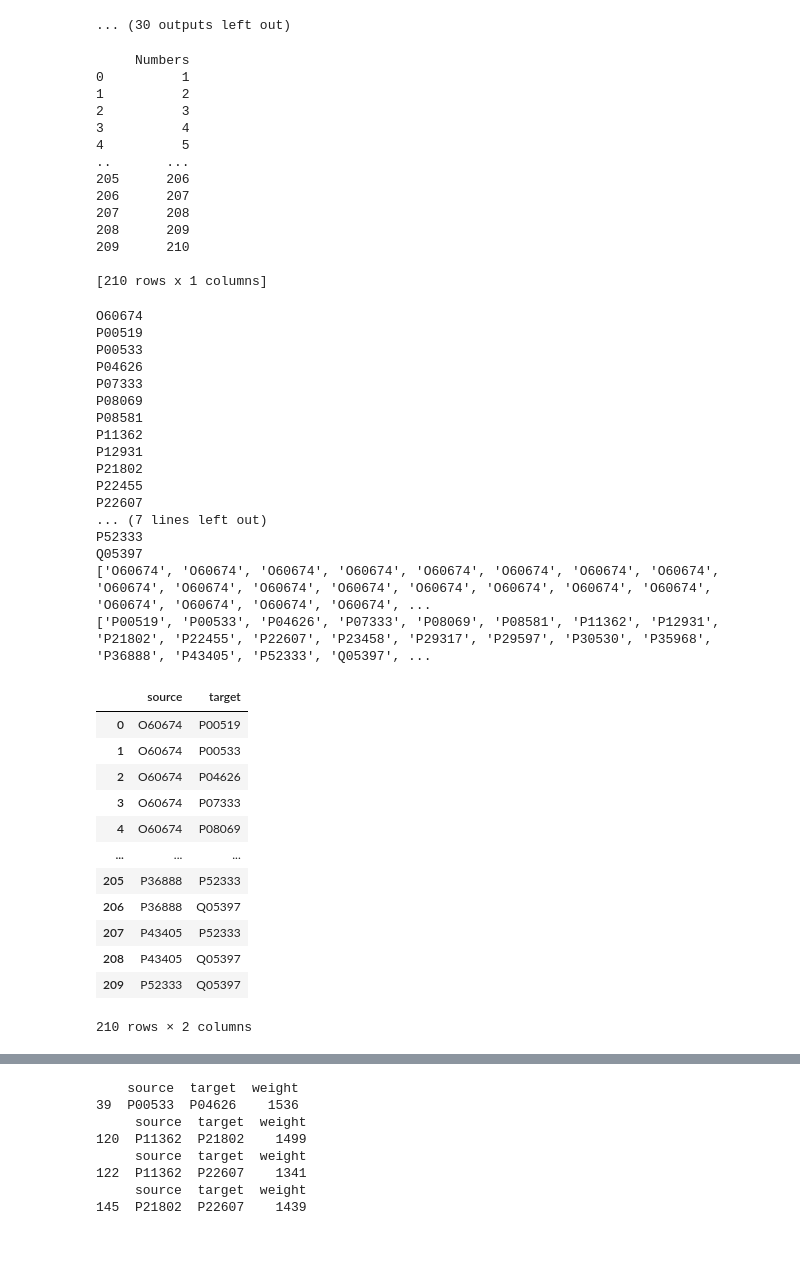
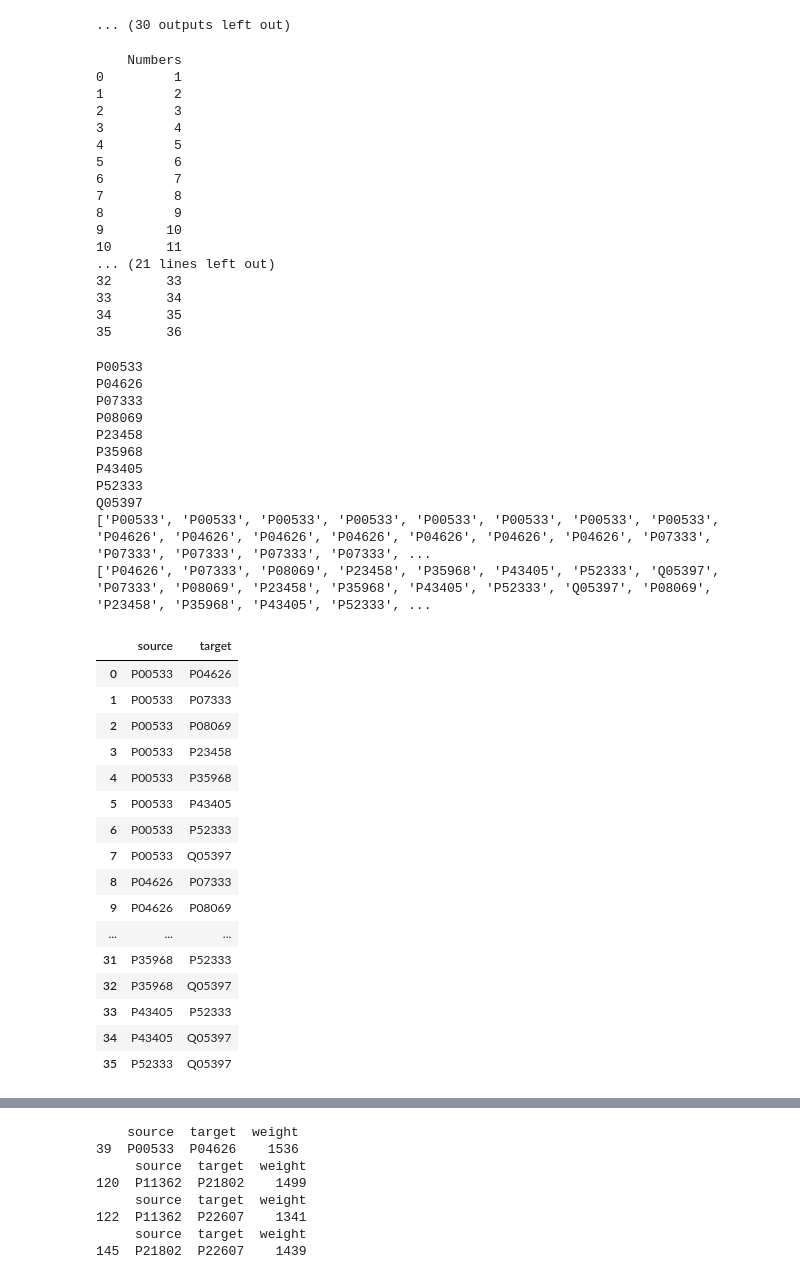
Before and after one commit to thijmenwroos/ppk, a Jupyter notebook: test_kin/rf_st_rges.ipynb, the cells around one changed output, grey strips where cells are left out. Saved outputs shown, nothing was run; the diff lists cells and outputs as text; code cells hidden in the pictures; blank space fills up the shorter version.

```diff
--- a/test_kin/rf_st_rges.ipynb
+++ b/test_kin/rf_st_rges.ipynb
@@ -562,73 +562,74 @@ P08069
 [figure]
 ... (30 outputs left out)
 # %%
-list_numbers = list(range(1, 211))
+list_numbers = list(range(1, 37)) # for top_targets: (1,37) / for selected_targets: (1,211)
 df_chord_n = pd.DataFrame(list_numbers, columns = ['Numbers'])
 print(df_chord_n)
 # %% [output]
-     Numbers
-0          1
-1          2
-2          3
-3          4
-4          5
-..       ...
-205      206
-206      207
-207      208
-208      209
-209      210
-
-[210 rows x 1 columns]
+    Numbers
+0         1
+1         2
+2         3
+3         4
+4         5
+5         6
+6         7
+7         8
+8         9
+9        10
+10       11
+... (21 lines left out)
+32       33
+33       34
+34       35
+35       36
 # %%
-sources_chord = selected_targets.copy()
-targets_chord = selected_targets.copy()
+sources_chord = top_targets.copy()
+targets_chord = top_targets.copy()
 sourcelist = []
 targetlist = []
 for source in sources_chord:
     print(source)
     del targets_chord[0]
     for target in targets_chord:
         sourcelist.append(source)
         targetlist.append(target)
 print(sourcelist)
 print(targetlist)
 
 df_chord_n['source'] = sourcelist
 df_chord_n['target'] = targetlist
 df_chord = df_chord_n.drop(['Numbers'], axis=1)
 display(df_chord)
 # %% [output]
-O60674
-P00519
 P00533
 P04626
 P07333
 P08069
-P08581
-P11362
-P12931
-P21802
-P22455
-P22607
-... (7 lines left out)
+P23458
+P35968
+P43405
 P52333
 Q05397
-['O60674', 'O60674', 'O60674', 'O60674', 'O60674', 'O60674', 'O60674', 'O60674', 'O60674', 'O60674', 'O60674', 'O60674', 'O60674', 'O60674', 'O60674', 'O60674', 'O60674', 'O60674', 'O60674', 'O60674', ...
-['P00519', 'P00533', 'P04626', 'P07333', 'P08069', 'P08581', 'P11362', 'P12931', 'P21802', 'P22455', 'P22607', 'P23458', 'P29317', 'P29597', 'P30530', 'P35968', 'P36888', 'P43405', 'P52333', 'Q05397', ...
+['P00533', 'P00533', 'P00533', 'P00533', 'P00533', 'P00533', 'P00533', 'P00533', 'P04626', 'P04626', 'P04626', 'P04626', 'P04626', 'P04626', 'P04626', 'P07333', 'P07333', 'P07333', 'P07333', 'P07333', ...
+['P04626', 'P07333', 'P08069', 'P23458', 'P35968', 'P43405', 'P52333', 'Q05397', 'P07333', 'P08069', 'P23458', 'P35968', 'P43405', 'P52333', 'Q05397', 'P08069', 'P23458', 'P35968', 'P43405', 'P52333', ...
 |  | source | target |
-| 0 | O60674 | P00519 |
-| 1 | O60674 | P00533 |
-| 2 | O60674 | P04626 |
-| 3 | O60674 | P07333 |
-| 4 | O60674 | P08069 |
+| 0 | P00533 | P04626 |
+| 1 | P00533 | P07333 |
+| 2 | P00533 | P08069 |
+| 3 | P00533 | P23458 |
+| 4 | P00533 | P35968 |
+| 5 | P00533 | P43405 |
+| 6 | P00533 | P52333 |
+| 7 | P00533 | Q05397 |
+| 8 | P04626 | P07333 |
+| 9 | P04626 | P08069 |
 | ... | ... | ... |
-| 205 | P36888 | P52333 |
-| 206 | P36888 | Q05397 |
-| 207 | P43405 | P52333 |
-| 208 | P43405 | Q05397 |
-| 209 | P52333 | Q05397 |
+| 31 | P35968 | P52333 |
+| 32 | P35968 | Q05397 |
+| 33 | P43405 | P52333 |
+| 34 | P43405 | Q05397 |
+| 35 | P52333 | Q05397 |
-210 rows × 2 columns
 # %%
 display(pred_df_full_10pc)
 # %% [output]
```
Also changed, not shown: parts of 3 cells of this notebook, 1 other file.
